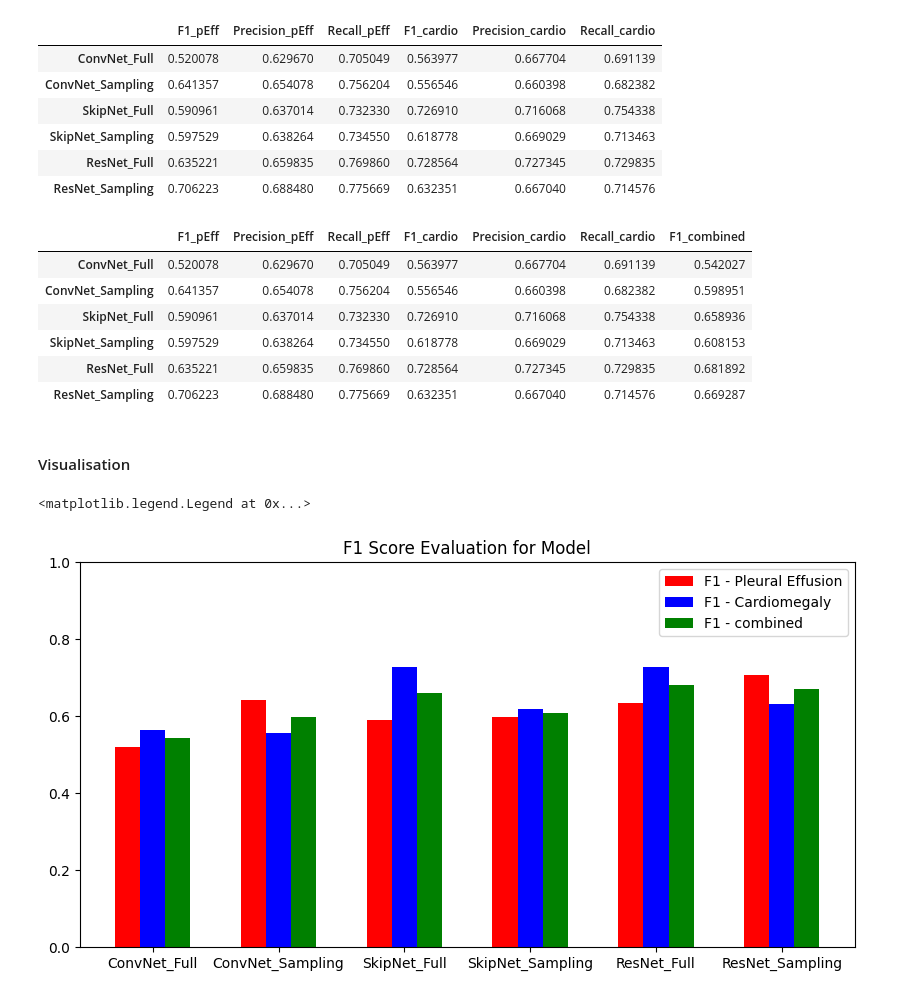
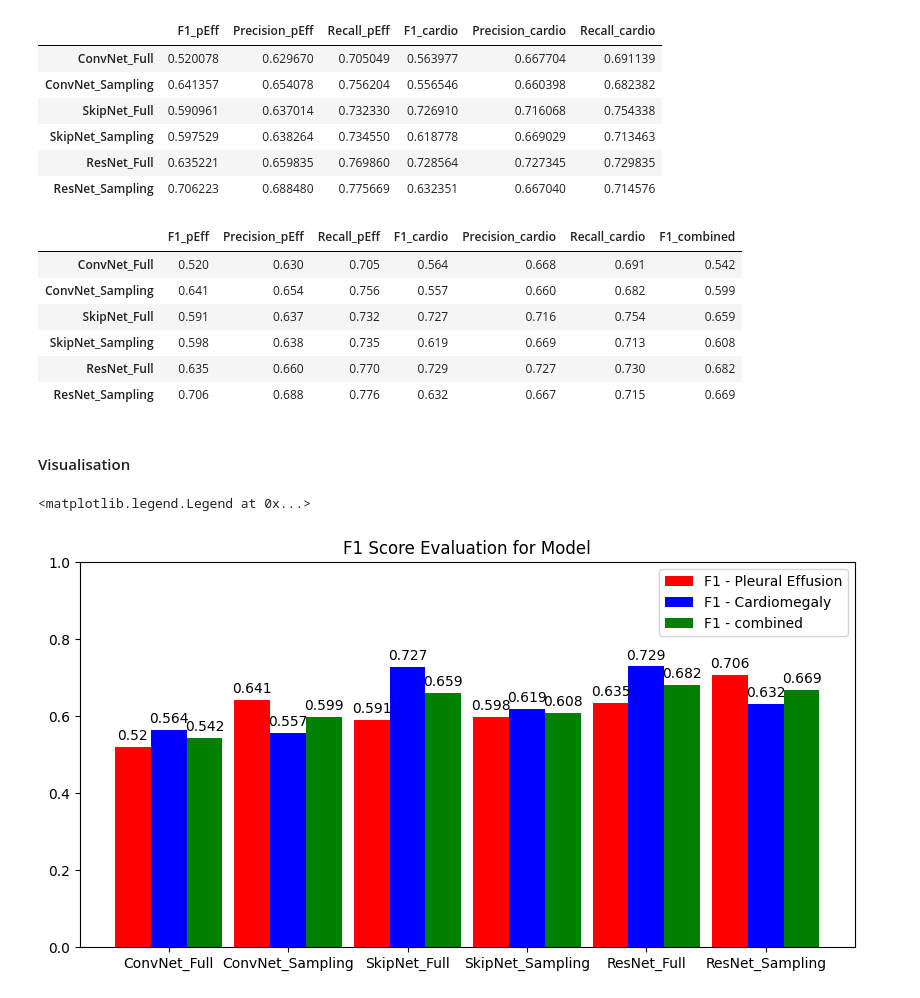
Before and after one commit to mavene/2024_TPDL, a Jupyter notebook: notebooks/2024_TPDL_Group_10_(chexPhoto_Evaluation)_MultiLabel.ipynb, the cells around one changed output. Saved outputs shown, nothing was run; the diff lists cells and outputs as text; code cells hidden in the pictures.

```diff
--- a/notebooks/2024_TPDL_Group_10_(chexPhoto_Evaluation)_MultiLabel.ipynb
+++ b/notebooks/2024_TPDL_Group_10_(chexPhoto_Evaluation)_MultiLabel.ipynb
@@ -539,30 +539,34 @@ display(results_df)
 | ResNet_Sampling | 0.706223 | 0.688480 | 0.775669 | 0.632351 | 0.667040 | 0.714576 |
 # %%
 results_df["F1_combined"] = (results_df["F1_pEff"] + results_df["F1_cardio"]) / 2
+results_df = results_df.round(3)
 display(results_df)
 # %% [output]
 |  | F1_pEff | Precision_pEff | Recall_pEff | F1_cardio | Precision_cardio | Recall_cardio | F1_combined |
-| ConvNet_Full | 0.520078 | 0.629670 | 0.705049 | 0.563977 | 0.667704 | 0.691139 | 0.542027 |
-| ConvNet_Sampling | 0.641357 | 0.654078 | 0.756204 | 0.556546 | 0.660398 | 0.682382 | 0.598951 |
-| SkipNet_Full | 0.590961 | 0.637014 | 0.732330 | 0.726910 | 0.716068 | 0.754338 | 0.658936 |
-| SkipNet_Sampling | 0.597529 | 0.638264 | 0.734550 | 0.618778 | 0.669029 | 0.713463 | 0.608153 |
-| ResNet_Full | 0.635221 | 0.659835 | 0.769860 | 0.728564 | 0.727345 | 0.729835 | 0.681892 |
-| ResNet_Sampling | 0.706223 | 0.688480 | 0.775669 | 0.632351 | 0.667040 | 0.714576 | 0.669287 |
+| ConvNet_Full | 0.520 | 0.630 | 0.705 | 0.564 | 0.668 | 0.691 | 0.542 |
+| ConvNet_Sampling | 0.641 | 0.654 | 0.756 | 0.557 | 0.660 | 0.682 | 0.599 |
+| SkipNet_Full | 0.591 | 0.637 | 0.732 | 0.727 | 0.716 | 0.754 | 0.659 |
+| SkipNet_Sampling | 0.598 | 0.638 | 0.735 | 0.619 | 0.669 | 0.713 | 0.608 |
+| ResNet_Full | 0.635 | 0.660 | 0.770 | 0.729 | 0.727 | 0.730 | 0.682 |
+| ResNet_Sampling | 0.706 | 0.688 | 0.776 | 0.632 | 0.667 | 0.715 | 0.669 |
 # %% [markdown]
 #### Visualisation
 # %%
 import matplotlib.pyplot as plt
 # %%
 ind = np.arange(len(results_df))
-width = 0.2
+width = 0.3
 plt.figure(figsize=(10, 5))
 bar1 = plt.bar(ind - width, results_df["F1_pEff"], width, label="F1 - Pleural Effusion", color='r')
 bar2 = plt.bar(ind, results_df["F1_cardio"], width, label="F1 - Cardiomegaly", color='b')
 bar3 = plt.bar(ind + width, results_df["F1_combined"], width, label="F1 - combined", color='g')
+plt.bar_label(bar1, padding=3)
+plt.bar_label(bar2, padding=3)
+plt.bar_label(bar3, padding=3)
 plt.title("F1 Score Evaluation for Model")
 plt.xticks(ind, results_df.index.to_list())
 plt.ylim((0,1))
 plt.legend()
 # %% [output]
 <matplotlib.legend.Legend at 0x...>
-[figure, old version]
+[figure, new version]
```
